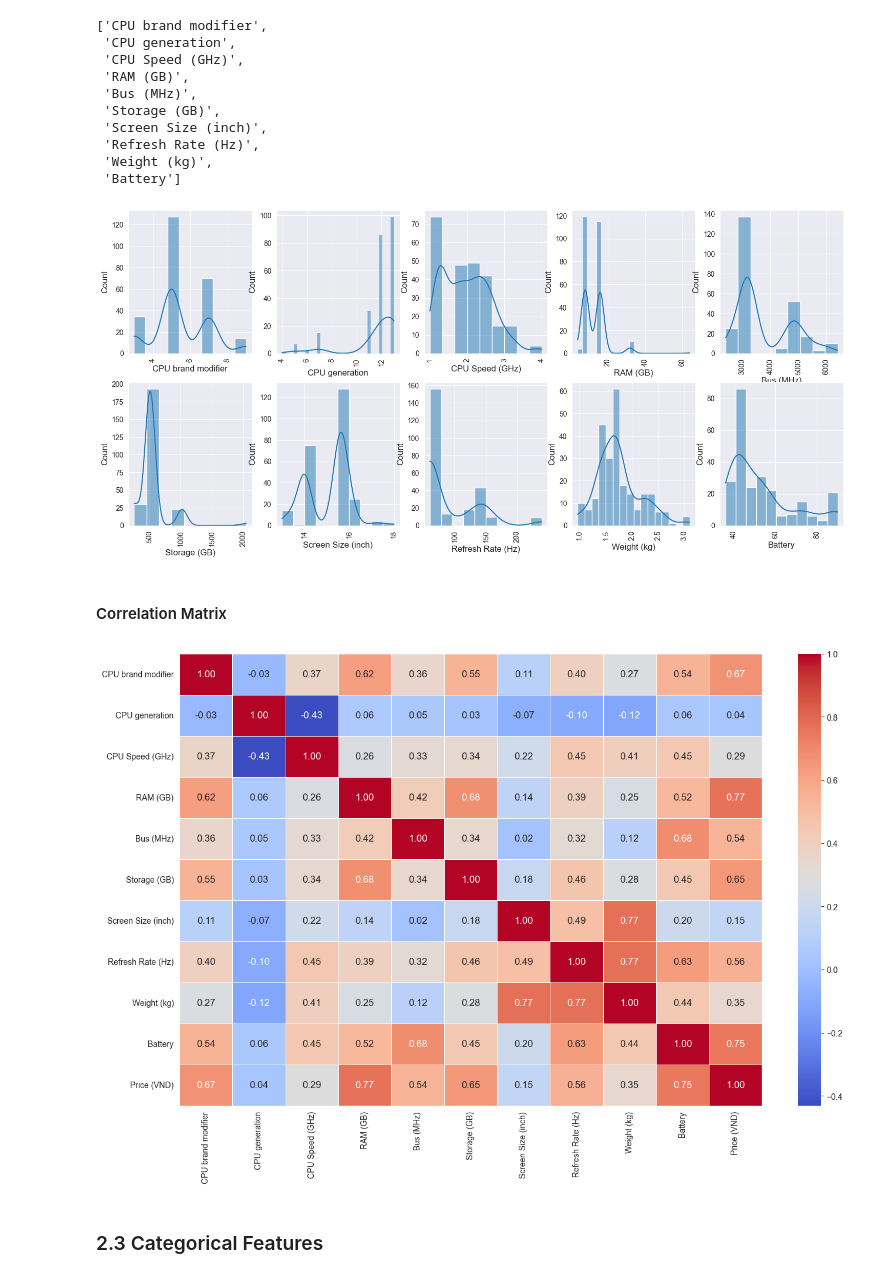
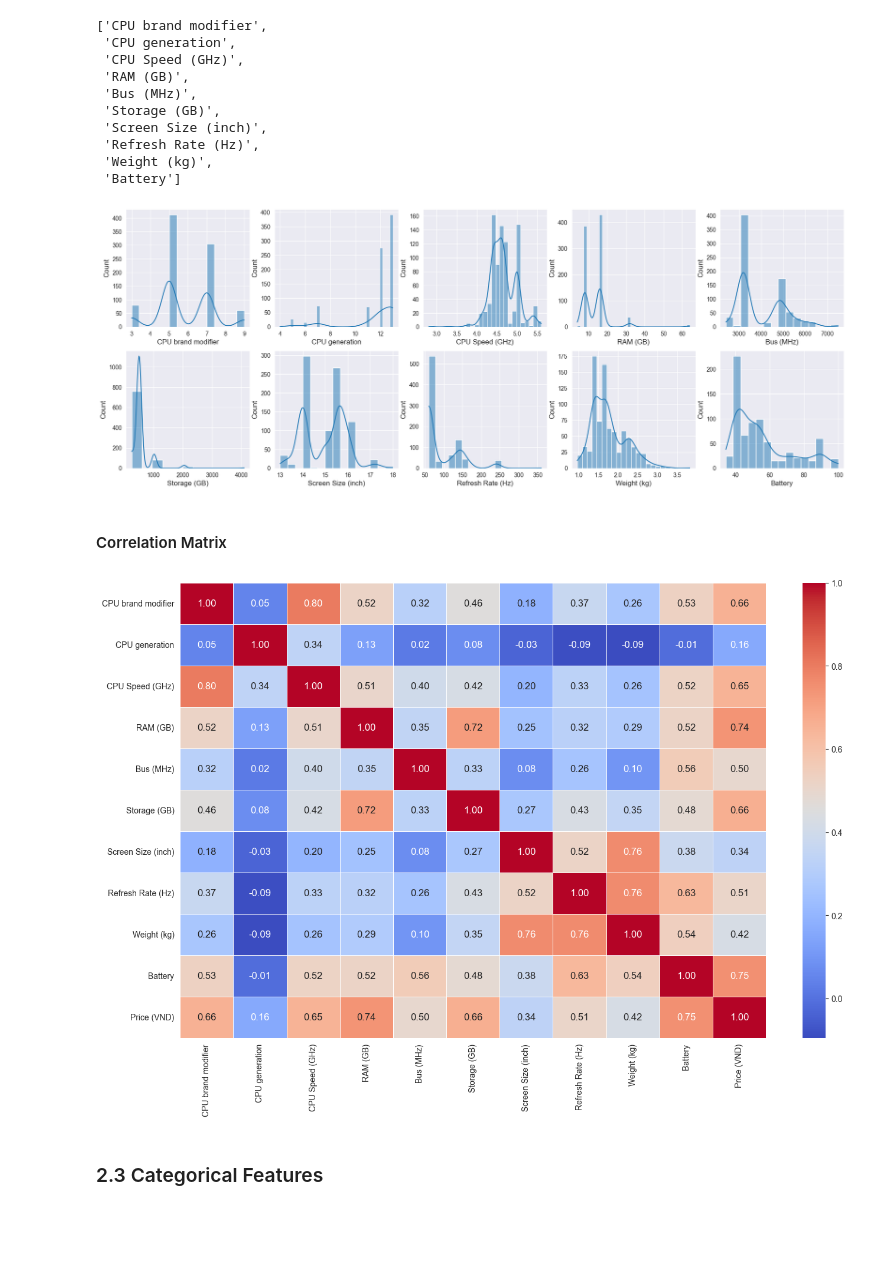
Before and after one commit to cristiano2003/laptop-price-prediction, a Jupyter notebook: notebook/EDA.ipynb, the cells around one changed output. Cells and saved outputs as stored; diff of their text form; code cells hidden in the pictures; blank space fills up the shorter version.

Commit message:
update data, eda, model, checkpoint

```diff
--- a/notebook/EDA.ipynb
+++ b/notebook/EDA.ipynb
@@ -25,4 +25,4 @@ plt.rc('font', size=10)
 # %% [markdown]
 # 1. Data Overview
 # %%
-data = pd.read_csv("./data/tgdd.csv")
+data = pd.read_csv("./data/merged_data.csv")
@@ -58,2 +60,7 @@ data.head(3)
 # %% [markdown]
 ### 1.2 Remove Duplicate
+# %%
+# remove duplicates row and row where price is nan
+data.drop_duplicates(inplace=True)
+data.dropna(subset=['Price (VND)'], axis=0, inplace=True)
+data.info()
@@ -87,15 +112,13 @@ numerical_features
  'Weight (kg)',
  'Battery']
 # %%
-fig, ax = plt.subplots(2,5, figsize=(18,8))
+fig, ax = plt.subplots(2,5, figsize=(22,8))
 for i in range(len(numerical_features)):
     row,cols = divmod(i, 5)
     sns.histplot(features_data[numerical_features[i]], kde=True, ax=ax[row, cols])
-    # rotate x title by 90 degree
-    ax[row, cols].xaxis.set_tick_params(rotation=90)
 plt.show()
 # %% [output]
-[figure, old version]
+[figure, new version]
 # %% [markdown]
 #### Correlation Matrix
 # %%
@@ -105,7 +128,7 @@ sns.heatmap(corr_matrix, annot=True, fmt=".2f", cmap='coolwarm',
             linewidths=0.5, annot_kws={"size": 12})
 plt.show()
 # %% [output]
-[figure, old version]
+[figure, new version]
 # %% [markdown]
 ### 2.3 Categorical Features
 # %%
```
Also changed, not shown: parts of 33 cells of this notebook, 12 other files.
